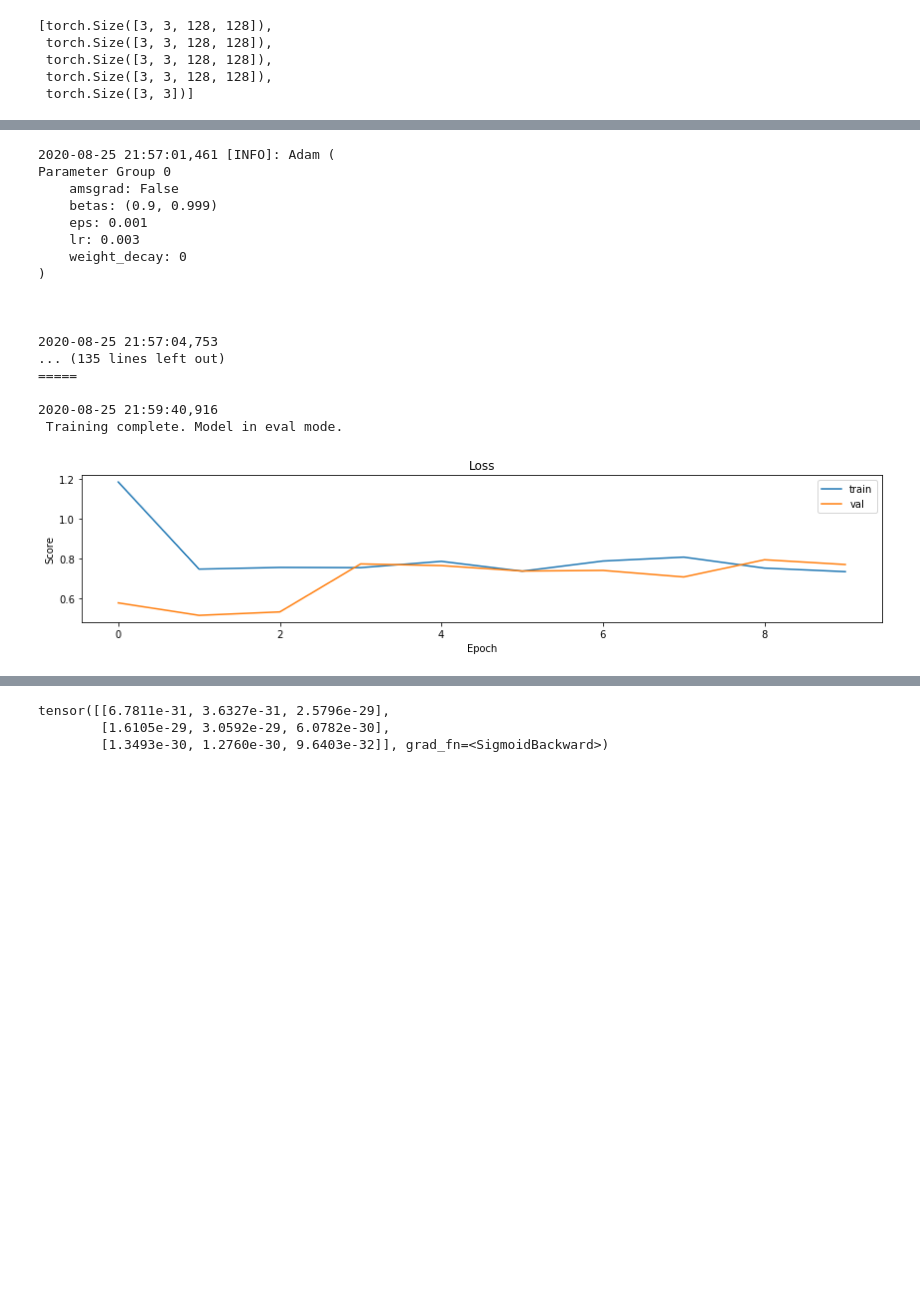
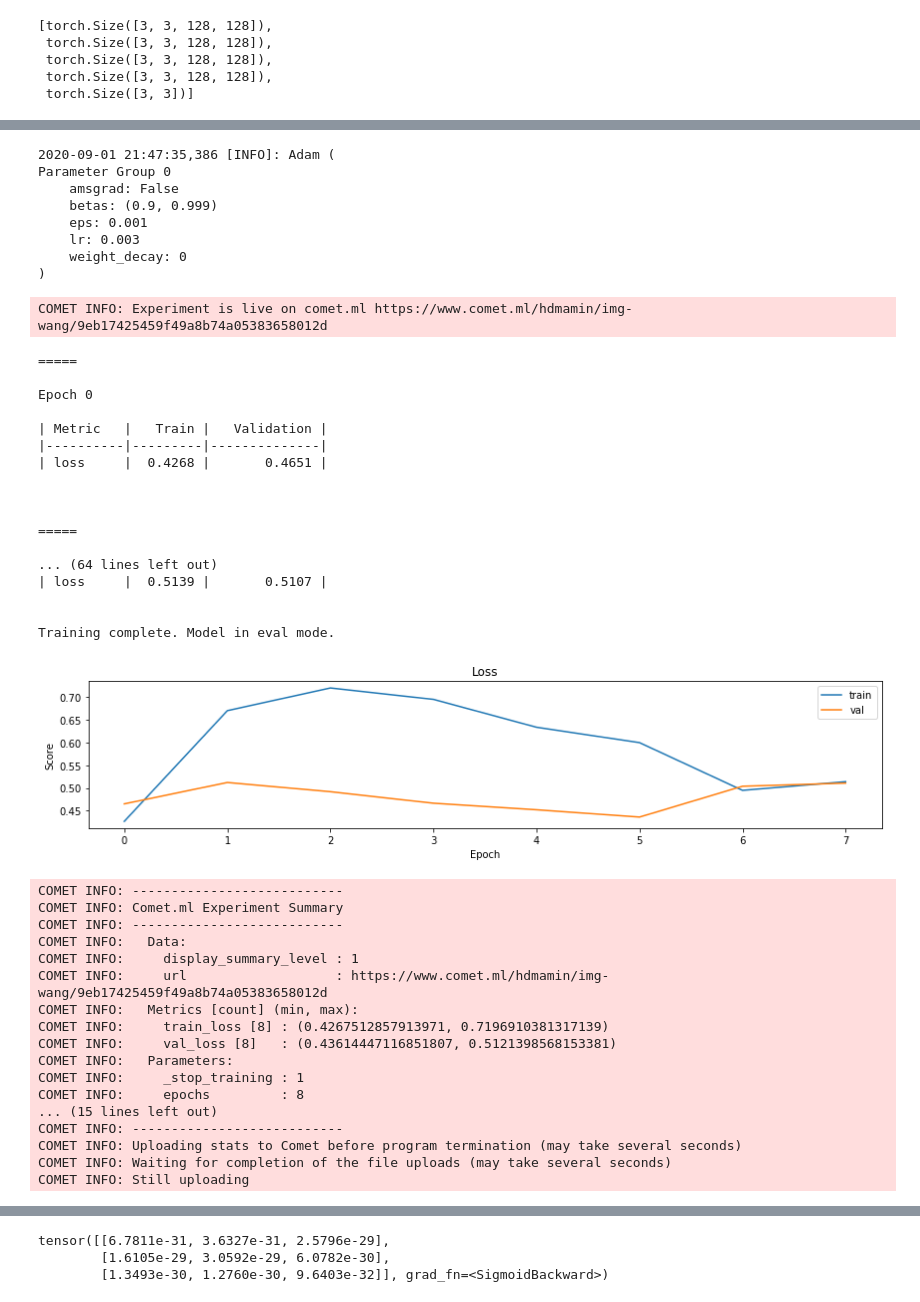
Before and after one commit to hdmamin/self-supervised-vision-exp, a Jupyter notebook: notebooks/nb03-lightning-first-test.ipynb, the cells around one changed output, grey strips where cells are left out. Cells and saved outputs as stored; diff of their text form; code cells hidden in the pictures; blank space fills up the shorter version.

```diff
--- a/notebooks/nb03-lightning-first-test.ipynb
+++ b/notebooks/nb03-lightning-first-test.ipynb
@@ -640,7 +703,7 @@ smap(*xb, yb)
 # %%
 net = Unmixer(
     Encoder(fs=(8, 32, 128), strides=(1, 1, 1)),
-    MLPHead(256, last_act='sigmoid', batch_norm=False)
+    MLPHead(256, act=nn.LeakyReLU(), last_act='sigmoid', batch_norm=True)
 )
 
 # net = Unmixer(
@@ -662,24 +725,51 @@ tensor([[0.4281, 0.5719, 0.0000],
 # %%
 t = Trainer(net, dst, dsv, dlt, dlv, PairwiseLossReduction(),
             'regression', 'data/models/v0',
-            callbacks=[MetricHistory(None, None)])
-t.fit(10)
+            callbacks=[MetricHistory(None, None),
+                       CometCallbackWithGrads('img-wang')])
+t.fit(8)
 # %% [output]
-2020-08-25 21:57:01,461 [INFO]: Adam (
+2020-09-01 21:47:35,386 [INFO]: Adam (
 Parameter Group 0
     amsgrad: False
     betas: (0.9, 0.999)
     eps: 0.001
     lr: 0.003
     weight_decay: 0
 )
-
-
-
-2020-08-25 21:57:04,753
-... (135 lines left out)
-=====
-
-2020-08-25 21:59:40,916
- Training complete. Model in eval mode.
+COMET INFO: Experiment is live on comet.ml https://www.comet.ml/hdmamin/img-wang/9eb17425459f49a8b74a05383658012d
+=====
+
+Epoch 0
+
+| Metric   |   Train |   Validation |
+|----------|---------|--------------|
+| loss     |  0.4268 |       0.4651 |
+
+
+
+=====
+
+... (64 lines left out)
+| loss     |  0.5139 |       0.5107 |
+
+
+Training complete. Model in eval mode.
-[figure, old version]
+[figure, new version]
+COMET INFO: ---------------------------
+COMET INFO: Comet.ml Experiment Summary
+COMET INFO: ---------------------------
+COMET INFO:   Data:
+COMET INFO:     display_summary_level : 1
+COMET INFO:     url                   : https://www.comet.ml/hdmamin/img-wang/9eb17425459f49a8b74a05383658012d
+COMET INFO:   Metrics [count] (min, max):
+COMET INFO:     train_loss [8] : (0.4267512857913971, 0.7196910381317139)
+COMET INFO:     val_loss [8]   : (0.43614447116851807, 0.5121398568153381)
+COMET INFO:   Parameters:
+COMET INFO:     _stop_training : 1
+COMET INFO:     epochs         : 8
+... (15 lines left out)
+COMET INFO: ---------------------------
+COMET INFO: Uploading stats to Comet before program termination (may take several seconds)
+COMET INFO: Waiting for completion of the file uploads (may take several seconds)
+COMET INFO: Still uploading
```
Also changed, not shown: parts of 35 cells of this notebook, 4 other files.
